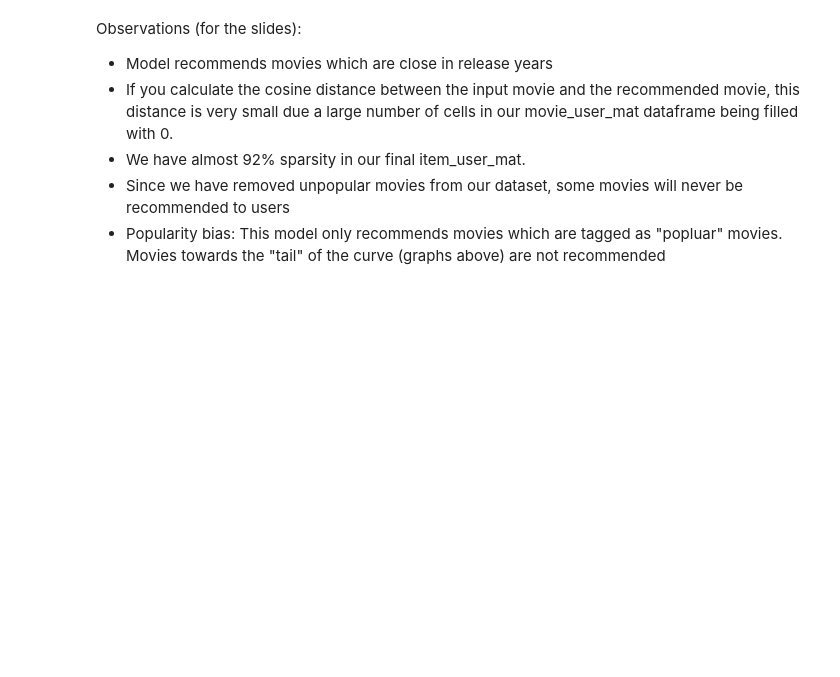
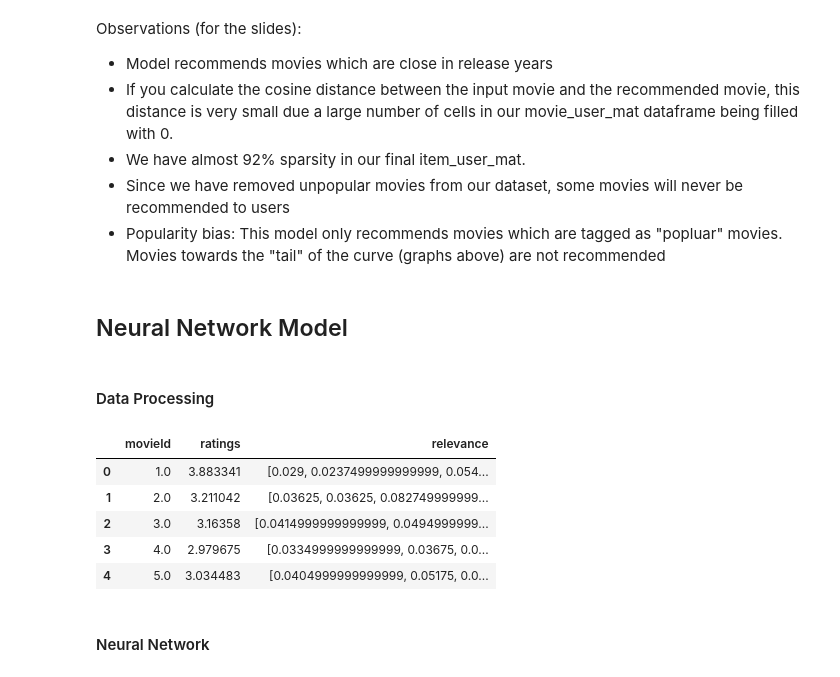
Before and after one commit to Scyaeris/movierecommendations, a Jupyter notebook: Freshmen_Final_Onboarding_(KNN_Edition).ipynb, the cells around one changed output. Saved outputs shown, nothing was run; the diff lists cells and outputs as text; code cells hidden in the pictures; blank space fills up the shorter version.

Commit message:
updated knn and nn data processing

```diff
--- a/Freshmen_Final_Onboarding_(KNN_Edition).ipynb
+++ b/Freshmen_Final_Onboarding_(KNN_Edition).ipynb
@@ -340,10 +333,11 @@ rec_movie_id = movies.loc[movies['title'].isin(rec_movie), 'movieId'].values
 
 test_relevance = scores[scores['movieId'] == test_movie_id]['relevance'].values
 for x in range(len(rec_movie_id)):
-  relevance.append(scores[scores['movieId'] == rec_movie_id[x]]['relevance'].values)
+    relevance.append(scores[scores['movieId'] == rec_movie_id[x]]['relevance'].values)
 
+# Modelling error: number of movie recommendations limited to be a baseline of 5 for model accuracy.
 test_error = 0
-for x in range(len(rec_movie_id)):
+for x in range(5):
     for y in range(len(test_relevance)):
         test_error += (relevance[x][y]-test_relevance[y])**2
 
@@ -359,3 +353,5 @@ Observations (for the slides):
 *   We have almost 92% sparsity in our final item_user_mat.
 *   Since we have removed unpopular movies from our dataset, some movies will never be recommended to users
 *   Popularity bias: This model only recommends movies which are tagged as "popluar" movies. Movies towards the "tail" of the curve (graphs above) are not recommended
+# %% [markdown]
+## Neural Network Model
@@ -361,0 +365,2 @@ Observations (for the slides):
+# %% [markdown]
+#### Data Processing
@@ -361,0 +372,33 @@ Observations (for the slides):
+# %%
+item_user_mat_np_array = np.array(item_user_mat_sparse.toarray())
+nonzero_data = []
+for x in range(len(item_user_mat_np_array)):
+    nonzero_data.append(item_user_mat_np_array[x][item_user_mat_np_array[x] != 0])
+
+movie_average_ratings = []
+
+for m in range(len(nonzero_data)):
+    movie_average_ratings.append(nonzero_data[m].mean())
+
+movie_id = movies['movieId']
+
+movie_relevance = []
+
+popular_scores = scores[scores['movieId'].isin(popular_movies_id)]
+movie_relevance = np.array([g for _, g in popular_scores.groupby('movieId')])
+movie_relevance = movie_relevance[:, :, 2]
+
+movie_relevance = movie_relevance.tolist()
+data = np.array([popular_movies_id, movie_average_ratings, movie_relevance])
+data = pd.DataFrame({'movieId': data[0], 'ratings': data[1], 'relevance': data[2]})
+
+data.head()
+# %% [output]
+|  | movieId | ratings | relevance |
+| 0 | 1.0 | 3.883341 | [0.029, 0.0237499999999999, 0.054... |
+| 1 | 2.0 | 3.211042 | [0.03625, 0.03625, 0.082749999999... |
+| 2 | 3.0 | 3.16358 | [0.0414999999999999, 0.0494999999... |
+| 3 | 4.0 | 2.979675 | [0.0334999999999999, 0.03675, 0.0... |
+| 4 | 5.0 | 3.034483 | [0.0404999999999999, 0.05175, 0.0... |
+# %% [markdown]
+#### Neural Network
```
Also changed, not shown: parts of 9 cells of this notebook, 3 other files.
